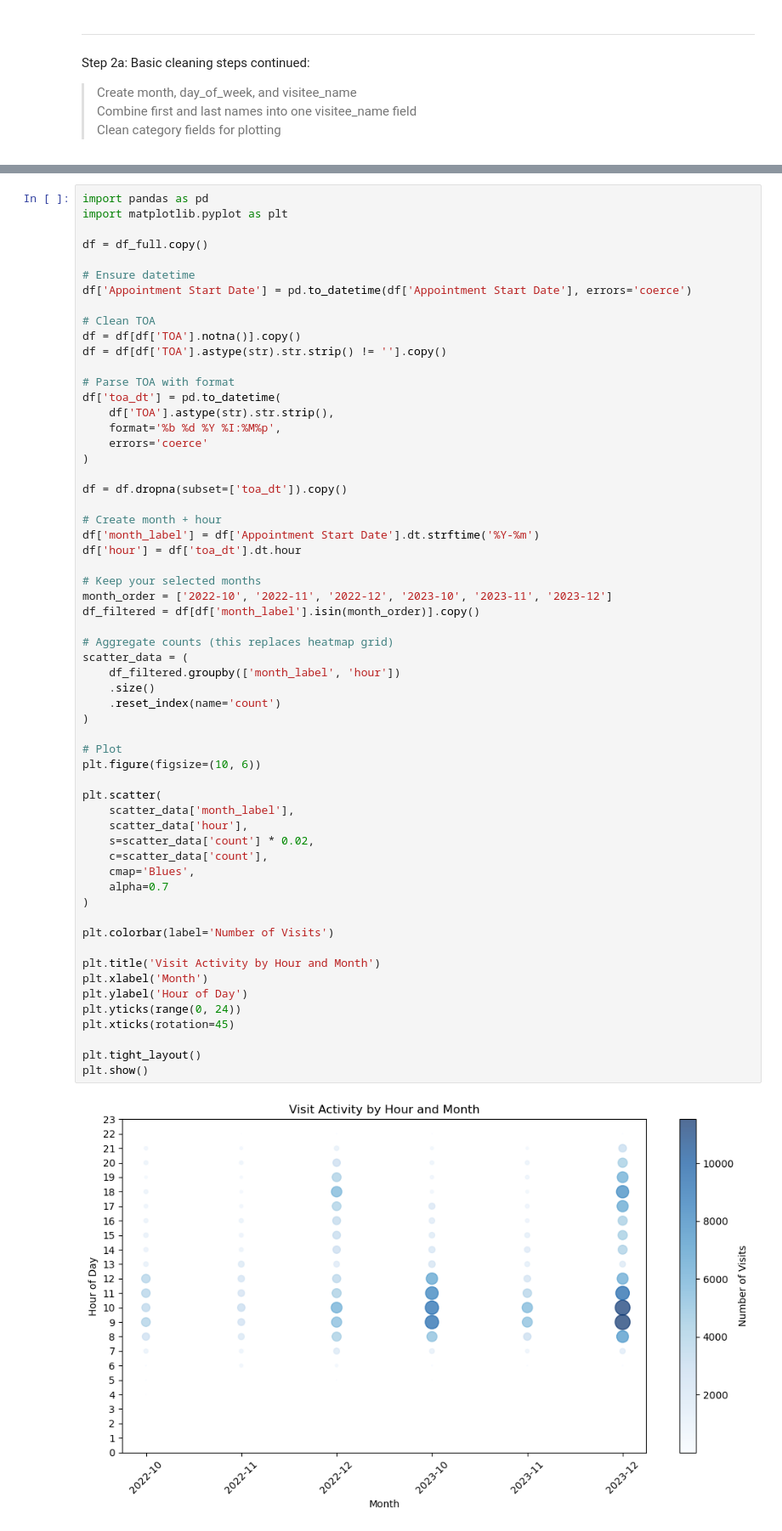
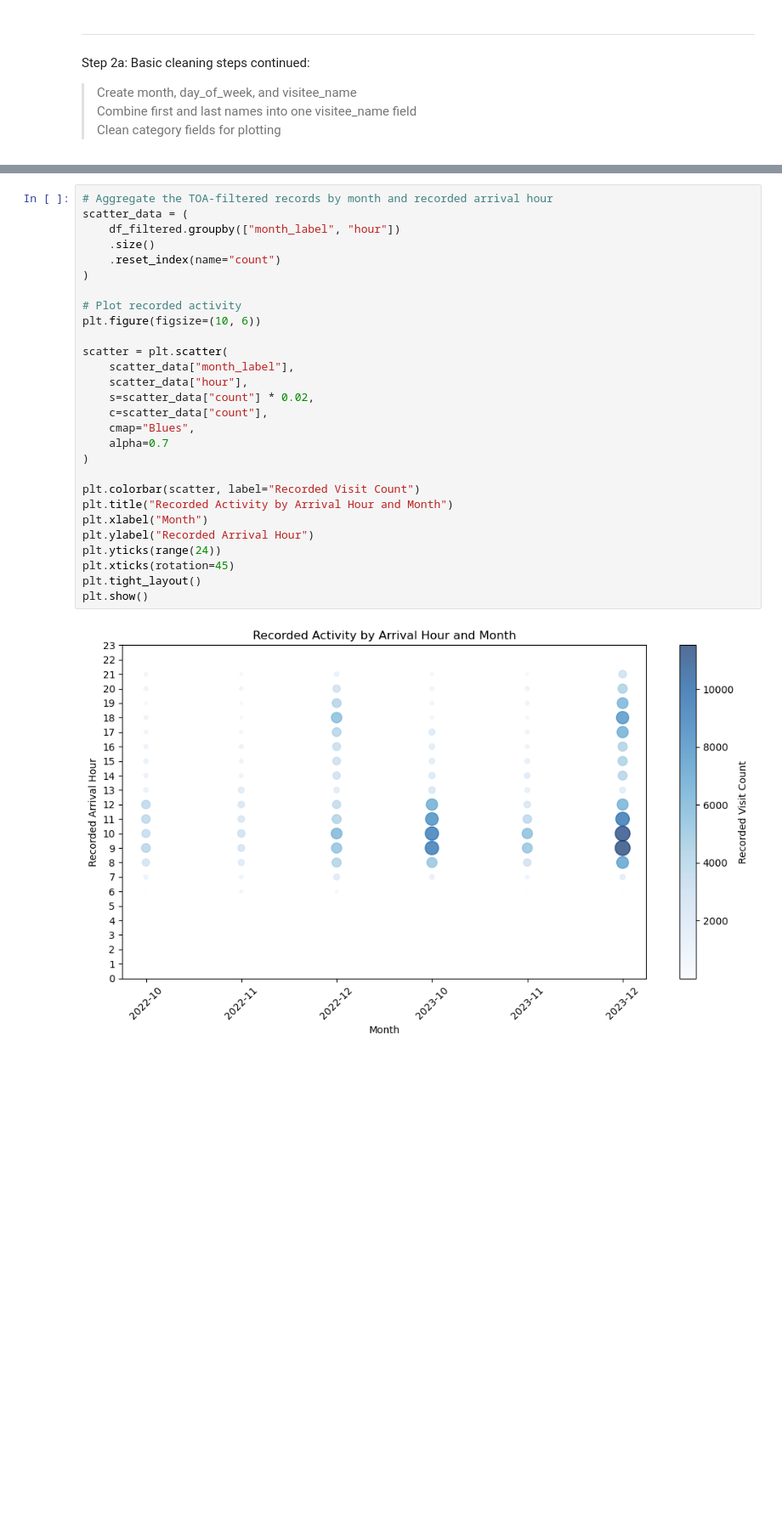
Before and after one commit to ferrillt/White-House-Attendance-Analysis, a Jupyter notebook: analysis/WhiteHouseAttendance_Analysis.ipynb, the cells around one changed output, grey strips where cells are left out. Shown at 85% size. Cells and saved outputs as stored; diff of their text form; blank space fills up the shorter version.

```diff
--- a/analysis/WhiteHouseAttendance_Analysis.ipynb
+++ b/analysis/WhiteHouseAttendance_Analysis.ipynb
@@ -635,64 +620,33 @@ Visual 6 — Visit Activity by Hour and Month (Scatterplot with Time)
 # %%
-import pandas as pd
-import matplotlib.pyplot as plt
-
-df = df_full.copy()
-
-# Ensure datetime
-df['Appointment Start Date'] = pd.to_datetime(df['Appointment Start Date'], errors='coerce')
-
-# Clean TOA
-df = df[df['TOA'].notna()].copy()
-df = df[df['TOA'].astype(str).str.strip() != ''].copy()
-
-# Parse TOA with format
-df['toa_dt'] = pd.to_datetime(
-    df['TOA'].astype(str).str.strip(),
-    format='%b %d %Y %I:%M%p',
-    errors='coerce'
+# Aggregate the TOA-filtered records by month and recorded arrival hour
+scatter_data = (
+    df_filtered.groupby(["month_label", "hour"])
+    .size()
+    .reset_index(name="count")
 )
 
-df = df.dropna(subset=['toa_dt']).copy()
-
-# Create month + hour
-df['month_label'] = df['Appointment Start Date'].dt.strftime('%Y-%m')
-df['hour'] = df['toa_dt'].dt.hour
-
-# Keep your selected months
-month_order = ['2022-10', '2022-11', '2022-12', '2023-10', '2023-11', '2023-12']
-df_filtered = df[df['month_label'].isin(month_order)].copy()
-
-# Aggregate counts (this replaces heatmap grid)
-scatter_data = (
-    df_filtered.groupby(['month_label', 'hour'])
-    .size()
-    .reset_index(name='count')
-)
-
-# Plot
+# Plot recorded activity
 plt.figure(figsize=(10, 6))
 
-plt.scatter(
-    scatter_data['month_label'],
-    scatter_data['hour'],
-    s=scatter_data['count'] * 0.02,
-    c=scatter_data['count'],
-    cmap='Blues',
+scatter = plt.scatter(
+    scatter_data["month_label"],
+    scatter_data["hour"],
+    s=scatter_data["count"] * 0.02,
+    c=scatter_data["count"],
+    cmap="Blues",
     alpha=0.7
 )
 
-plt.colorbar(label='Number of Visits')
-
-plt.title('Visit Activity by Hour and Month')
-plt.xlabel('Month')
-plt.ylabel('Hour of Day')
-plt.yticks(range(0, 24))
+plt.colorbar(scatter, label="Recorded Visit Count")
+plt.title("Recorded Activity by Arrival Hour and Month")
+plt.xlabel("Month")
+plt.ylabel("Recorded Arrival Hour")
+plt.yticks(range(24))
 plt.xticks(rotation=45)
-
 plt.tight_layout()
 plt.show()
 # %% [output]
-[figure, old version]
+[figure, new version]
 # %% [markdown]
 **Chart Type:** Scatterplot with Time
 
```
Also changed, not shown: parts of 18 cells of this notebook.
